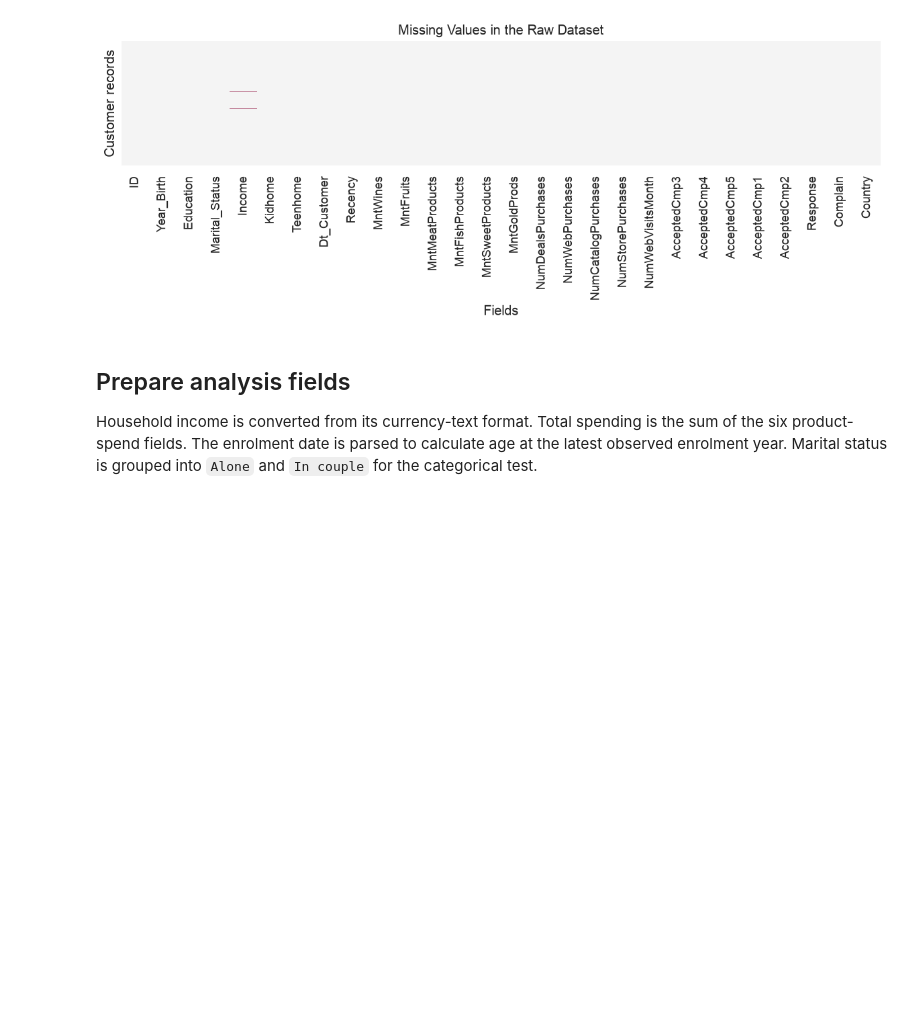
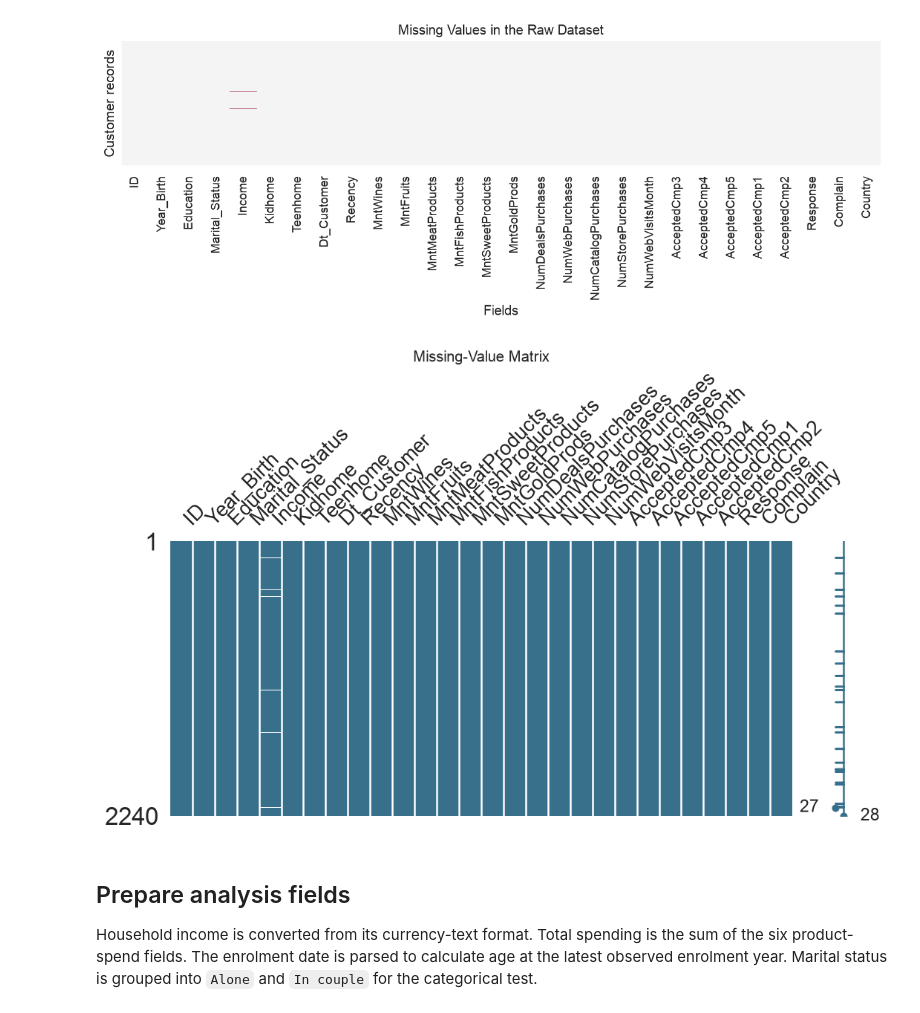
Before and after one commit to kaandoganknd/marketing-hypothesis-testing, a Jupyter notebook: notebooks/marketing_hypothesis_testing.ipynb, the cells around one changed output. Cells and saved outputs as stored; diff of their text form; code cells hidden in the pictures; blank space fills up the shorter version.

Commit message:
Retain original visualization methods

```diff
--- a/notebooks/marketing_hypothesis_testing.ipynb
+++ b/notebooks/marketing_hypothesis_testing.ipynb
@@ -64,6 +67,14 @@ fig.savefig(IMAGE_DIR / 'missing_value_matrix.png', bbox_inches='tight')
 plt.show()
 # %% [output]
 [figure]
+# %%
+msno.matrix(raw, figsize=(10, 4), color=(0.22, 0.44, 0.55))
+plt.title('Missing-Value Matrix')
+plt.tight_layout()
+plt.savefig(IMAGE_DIR / 'missingno_matrix.png', bbox_inches='tight')
+plt.show()
+# %% [output]
+[figure, added]
 # %% [markdown]
 ## Prepare analysis fields
 
```
Also changed, not shown: parts of 6 cells of this notebook, 2 other files.
